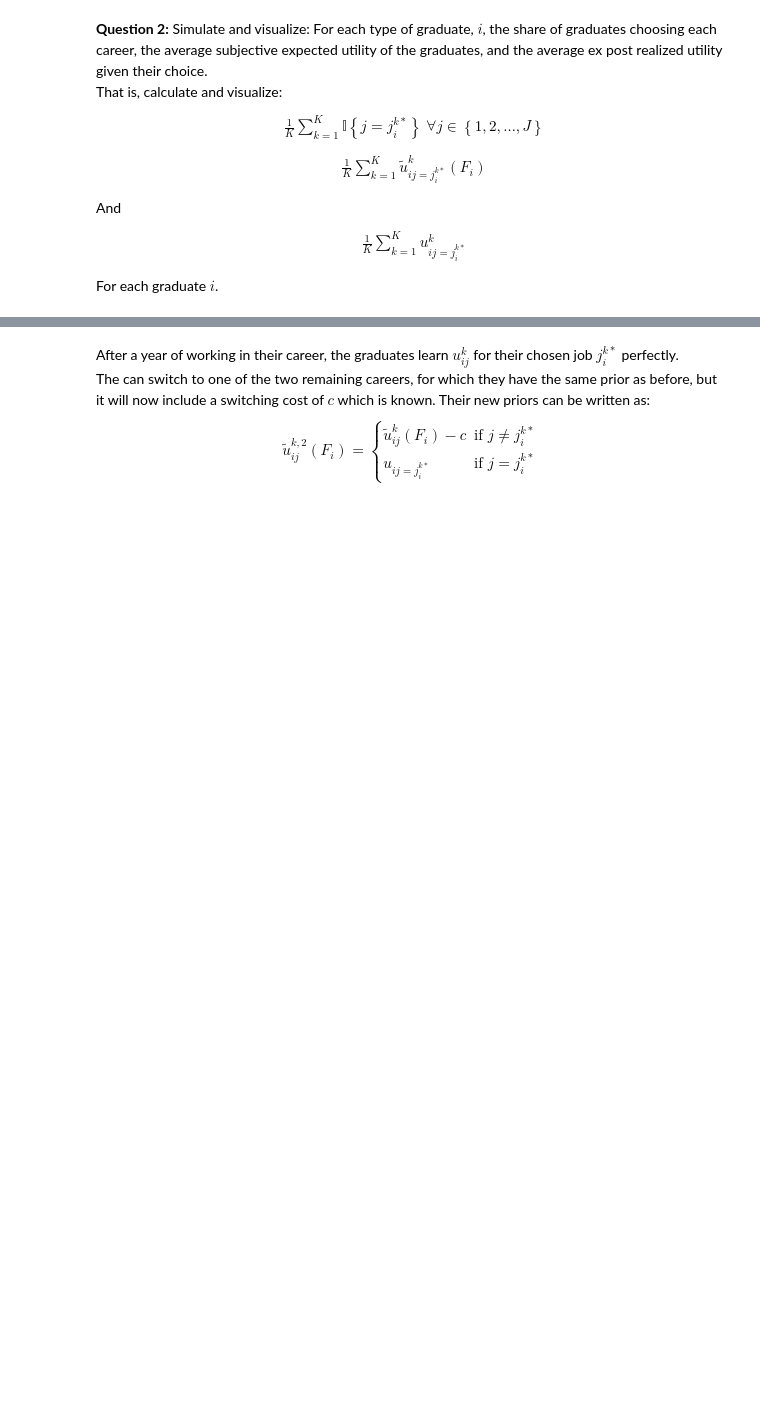
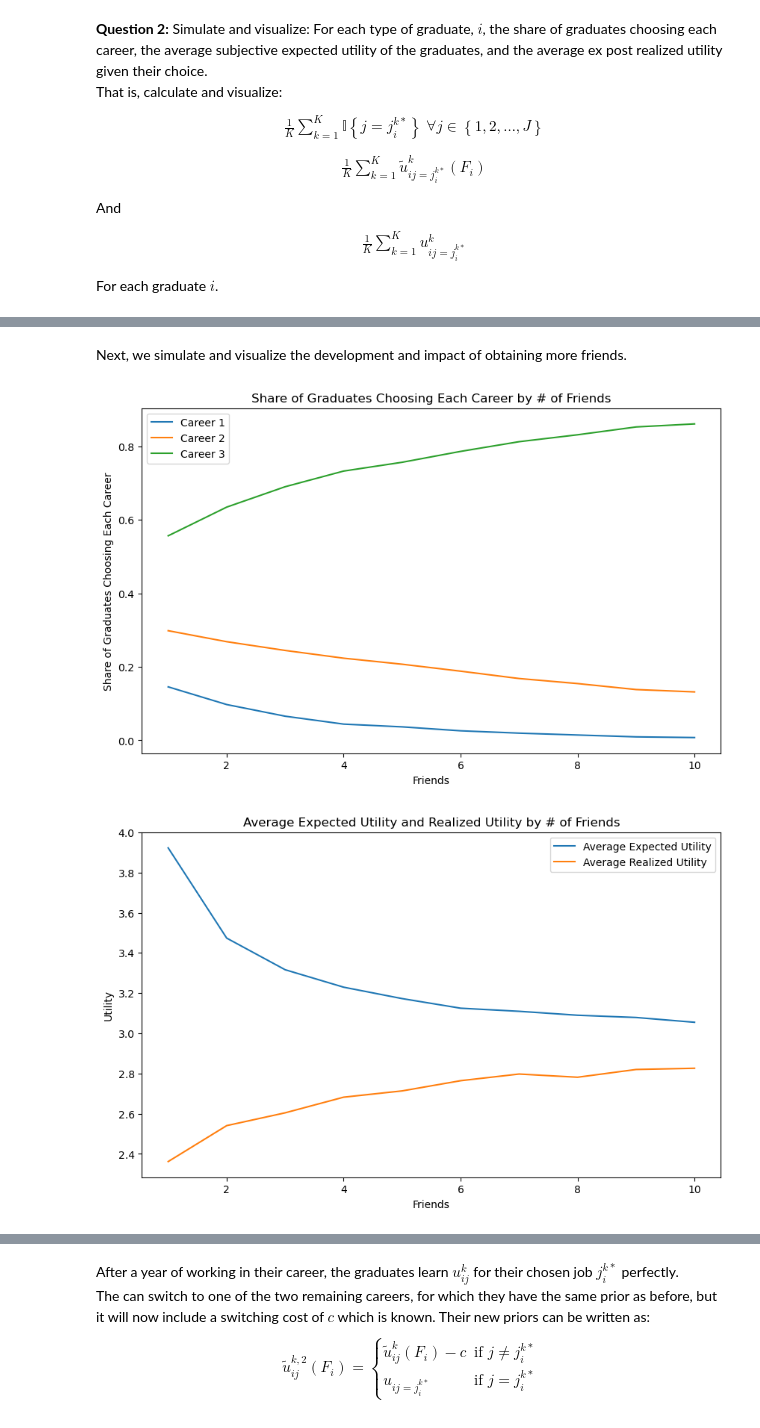
Before and after one commit to NumEconCopenhagen/projects-2024-ccc, a Jupyter notebook: EXAM/exam_2024.ipynb, the cells around one changed output, grey strips where cells are left out. Drawn from its saved outputs; the diff is of its cells as text; code cells hidden in the pictures; blank space fills up the shorter version.

```diff
--- a/EXAM/exam_2024.ipynb
+++ b/EXAM/exam_2024.ipynb
@@ -351,0 +438,66 @@ For each graduate $i$.
+# %% [markdown]
+Next, we simulate and visualize the development and impact of obtaining more friends.
+# %%
+import matplotlib.pyplot as plt
+
+# Initialize dictionaries to store results
+choice_shares = {j: np.zeros(par.N) for j in range(1, par.J + 1)}
+avg_expected_utility = np.zeros(par.N)
+avg_realized_utility = np.zeros(par.N)
+
+# Simulate the new scenario
+for k in range(par.K):
+    for i in range(1, par.N + 1):
+        # Draw J * F_i values of epsilon
+        epsilon_friends = np.random.normal(0, par.sigma, (par.F[i - 1], par.J))
+        epsilon_own = np.random.normal(0, par.sigma, par.J)
+
+        # Calculate the prior expected utility of each career track
+        prior_expected_utility = par.v + np.mean(epsilon_friends, axis=0)
+
+        # Choose the career track with the highest expected utility
+        chosen_career = np.argmax(prior_expected_utility)
+
+        # Increment choice share for the chosen career
+        choice_shares[chosen_career + 1][i - 1] += 1
+
+        # Store the prior expectation and realized value for averages
+        avg_expected_utility[i - 1] += prior_expected_utility[chosen_career]
+        realized_value = par.v[chosen_career] + epsilon_own[chosen_career]
+        avg_realized_utility[i - 1] += realized_value
+
+# Calculate the averages
+for j in choice_shares:
+    choice_shares[j] /= par.K
+
+avg_expected_utility /= par.K
+avg_realized_utility /= par.K
+
+# Convert choice shares to a DataFrame for easier plotting
+df_choice_shares = pd.DataFrame(choice_shares)
+df_choice_shares['Graduate'] = np.arange(1, par.N + 1)
+df_choice_shares = df_choice_shares.melt(id_vars='Graduate', var_name='Career Track', value_name='Share')
+
+# Plot the choice shares
+plt.figure(figsize=(10, 6))
+for career in range(1, par.J + 1):
+    plt.plot(df_choice_shares[df_choice_shares['Career Track'] == career]['Graduate'],
+             df_choice_shares[df_choice_shares['Career Track'] == career]['Share'], label=f'Career {career}')
+plt.xlabel('Friends')
+plt.ylabel('Share of Graduates Choosing Each Career')
+plt.title('Share of Graduates Choosing Each Career by # of Friends')
+plt.legend()
+plt.show()
+
+# Plot the average  expected utility and realized utility
+plt.figure(figsize=(10, 6))
+plt.plot(np.arange(1, par.N + 1), avg_expected_utility, label='Average Expected Utility')
+plt.plot(np.arange(1, par.N + 1), avg_realized_utility, label='Average Realized Utility')
+plt.xlabel('Friends')
+plt.ylabel('Utility')
+plt.title('Average Expected Utility and Realized Utility by # of Friends')
+plt.legend()
+plt.show()
+# %% [output]
+[figure, added]
+[figure, added]
```
Also changed, not shown: parts of 19 cells of this notebook.
